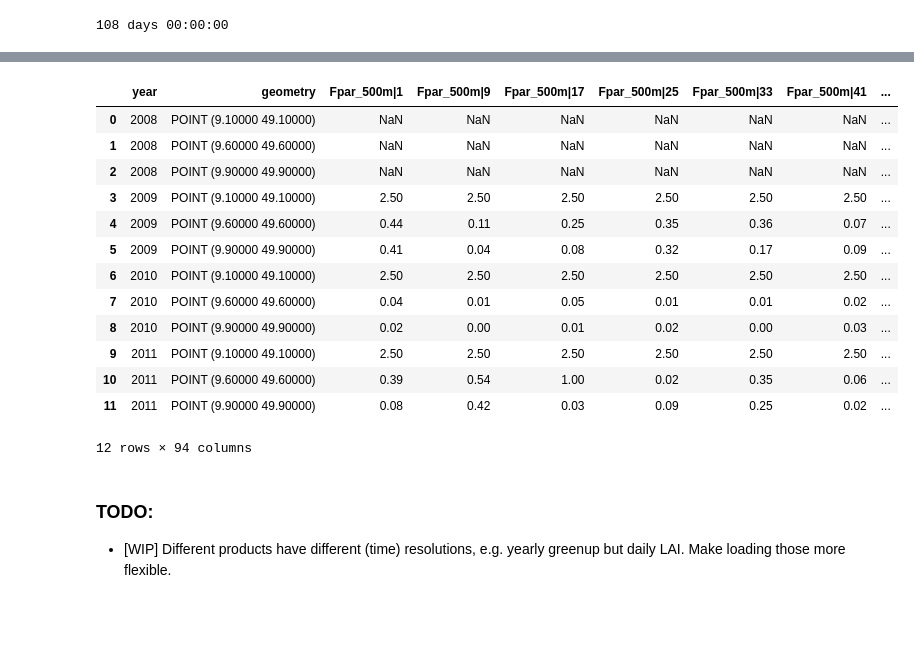
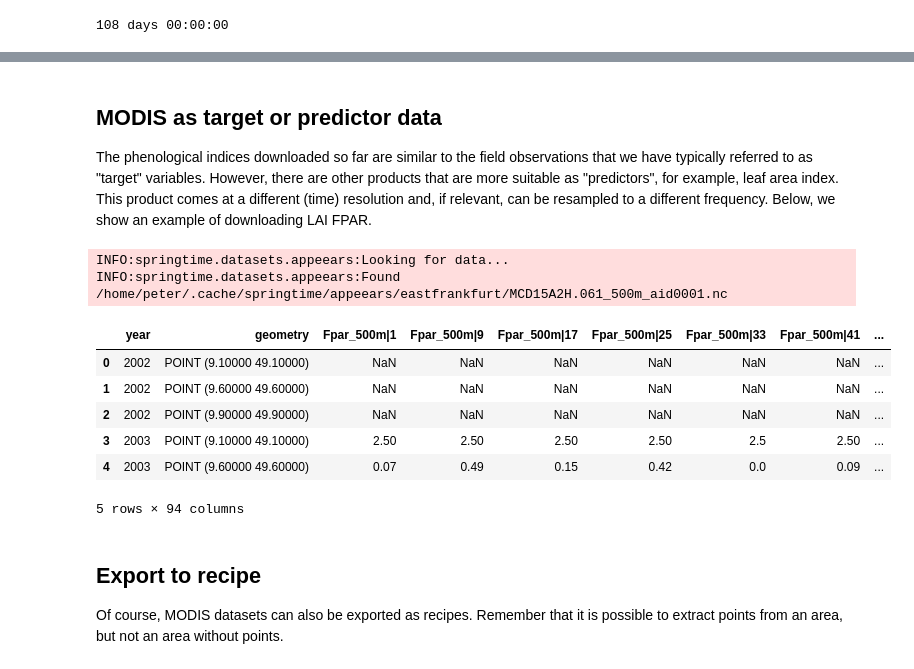
Before and after one commit to phenology/springtime, a Jupyter notebook: docs/user_guide/datasets/modis.ipynb, the cells around one changed output, grey strips where cells are left out. Drawn from its saved outputs; the diff is of its cells as text; code cells hidden in the pictures; blank space fills up the shorter version.

```diff
--- a/docs/user_guide/datasets/modis.ipynb
+++ b/docs/user_guide/datasets/modis.ipynb
@@ -170,33 +213,33 @@ File /home/peter/.cache/springtime/appeears/eastfrankfurt2/MCD12Q2.061_500m_aid0
+# %% [markdown]
+## MODIS as target or predictor data
+
+The phenological indices downloaded so far are similar to the field observations that we have typically referred to as "target" variables. However, there are other products that are more suitable as "predictors", for example, leaf area index. This product comes at a different (time) resolution and, if relevant, can be resampled to a different frequency. Below, we show an example of downloading LAI FPAR.
 # %%
 from springtime.datasets import Appeears
 
 dataset = Appeears(
     years=[2009, 2011],
     product="MCD15A2H",
     version="061",
     layers=["Fpar_500m", "Lai_500m"],
     points=[(9.1, 49.1), (9.6, 49.6), (9.9, 49.9)],
-    area={"name": "eastfrankfurt2", "bbox": [9.0, 49.0, 10.0, 50.0]},
+    area={"name": "eastfrankfurt", "bbox": [9.0, 49.0, 10.0, 50.0]},
     infer_date_offset=False,
 )
 
-dataset.load()
+df = dataset.load()
+df.head()
 # %% [output]
+INFO:springtime.datasets.appeears:Looking for data...
+INFO:springtime.datasets.appeears:Found /home/peter/.cache/springtime/appeears/eastfrankfurt/MCD15A2H.061_500m_aid0001.nc
 |  | year | geometry | Fpar_500m|1 | Fpar_500m|9 | Fpar_500m|17 | Fpar_500m|25 | Fpar_500m|33 | Fpar_500m|41 | ... |
-| 0 | 2008 | POINT (9.10000 49.10000) | NaN | NaN | NaN | NaN | NaN | NaN | ... |
-| 1 | 2008 | POINT (9.60000 49.60000) | NaN | NaN | NaN | NaN | NaN | NaN | ... |
-| 2 | 2008 | POINT (9.90000 49.90000) | NaN | NaN | NaN | NaN | NaN | NaN | ... |
-| 3 | 2009 | POINT (9.10000 49.10000) | 2.50 | 2.50 | 2.50 | 2.50 | 2.50 | 2.50 | ... |
-| 4 | 2009 | POINT (9.60000 49.60000) | 0.44 | 0.11 | 0.25 | 0.35 | 0.36 | 0.07 | ... |
-| 5 | 2009 | POINT (9.90000 49.90000) | 0.41 | 0.04 | 0.08 | 0.32 | 0.17 | 0.09 | ... |
-| 6 | 2010 | POINT (9.10000 49.10000) | 2.50 | 2.50 | 2.50 | 2.50 | 2.50 | 2.50 | ... |
-| 7 | 2010 | POINT (9.60000 49.60000) | 0.04 | 0.01 | 0.05 | 0.01 | 0.01 | 0.02 | ... |
-| 8 | 2010 | POINT (9.90000 49.90000) | 0.02 | 0.00 | 0.01 | 0.02 | 0.00 | 0.03 | ... |
-| 9 | 2011 | POINT (9.10000 49.10000) | 2.50 | 2.50 | 2.50 | 2.50 | 2.50 | 2.50 | ... |
-| 10 | 2011 | POINT (9.60000 49.60000) | 0.39 | 0.54 | 1.00 | 0.02 | 0.35 | 0.06 | ... |
-| 11 | 2011 | POINT (9.90000 49.90000) | 0.08 | 0.42 | 0.03 | 0.09 | 0.25 | 0.02 | ... |
+| 0 | 2002 | POINT (9.10000 49.10000) | NaN | NaN | NaN | NaN | NaN | NaN | ... |
+| 1 | 2002 | POINT (9.60000 49.60000) | NaN | NaN | NaN | NaN | NaN | NaN | ... |
+| 2 | 2002 | POINT (9.90000 49.90000) | NaN | NaN | NaN | NaN | NaN | NaN | ... |
+| 3 | 2003 | POINT (9.10000 49.10000) | 2.50 | 2.50 | 2.50 | 2.50 | 2.5 | 2.50 | ... |
+| 4 | 2003 | POINT (9.60000 49.60000) | 0.07 | 0.49 | 0.15 | 0.42 | 0.0 | 0.09 | ... |
-12 rows × 94 columns
+5 rows × 94 columns
-# %% [markdown]
-### TODO:
-
-- [WIP] Different products have different (time) resolutions, e.g. yearly greenup but daily LAI. Make loading those more flexible.
+# %% [markdown]
+## Export to recipe
+
+Of course, MODIS datasets can also be exported as recipes. Remember that it is possible to extract points from an area, but not an area without points.
```
Also changed, not shown: parts of 12 cells of this notebook, 1 other file.
